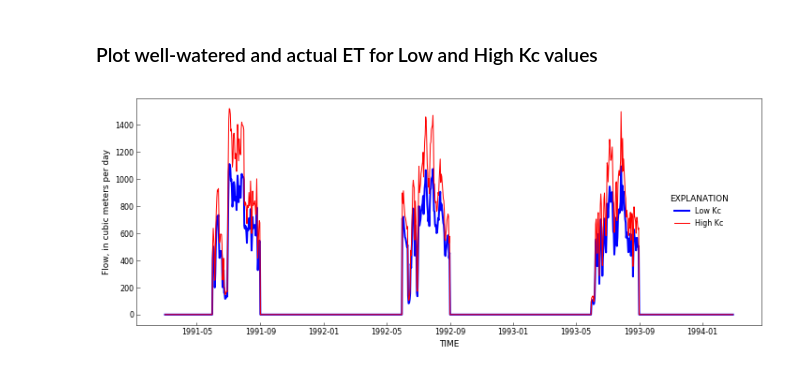
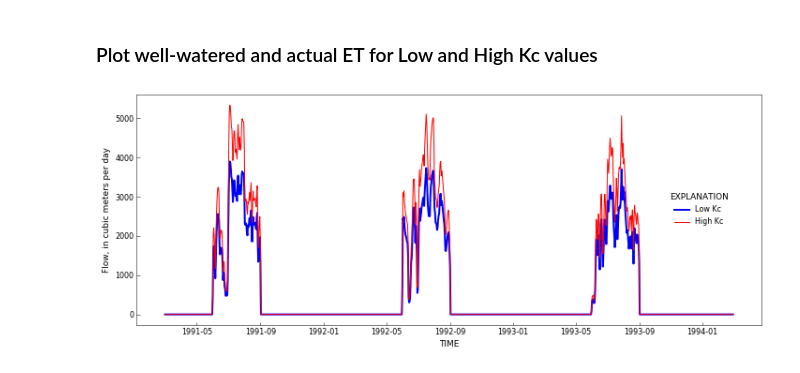
Before and after one commit to rniswon/gsflow_examples, a Jupyter notebook: sagehen_Agwater/notebook/Ag_ETdemand.ipynb, the cells around one changed output. Drawn from its saved outputs; the diff is of its cells as text; code cells hidden in the pictures.

```diff
--- a/sagehen_Agwater/notebook/Ag_ETdemand.ipynb
+++ b/sagehen_Agwater/notebook/Ag_ETdemand.ipynb
@@ -262,33 +394,33 @@ plt.rcParams['axes.titlesize'] = 14
 
 fig, axes = plt.subplots(1, 1, figsize=(10, 4))
 #axes = axes.flat
-axes.plot(plotdates,y1et_low,color='b', linewidth=2.0, label="Low Kc")
+axes.plot(plotdates,y1et_low_24,color='b', linewidth=2.0, label="Low Kc")
 #axes[0].plot(plotdates,y2et_low,color='b', linewidth=1.0, label=header2[5])
 
-axes.plot(plotdates,y1et_high,color='r', linewidth=1.0, label="High Kc")
+axes.plot(plotdates,y1et_high_24,color='r', linewidth=1.0, label="High Kc")
 #axes[1].plot(plotdates,y2et_high,color='b', linewidth=1.0, label=header2[5])
 
 axes.set_ylabel('Flow, in cubic meters per day')
 axes.set_xlabel(header2[0])
 
 plt.ylabel('Flow, in cubic meters per day')
 plt.xlabel(header2[0])
 
 #rf.title(axes[0], 'Well-watered and actual crop ET for low Kc', subplot_prefix='A')
 
 #rf.axes_numbering(axes[1], format_x=True)
 #rf.title(axes[1], 'Well-watered and actual crop ET for high Kc', subplot_prefix='B')
 
 # Set legend
 handles, labels = axes.get_legend_handles_labels()
 rf.legend(axes, handles, labels, bbox_to_anchor=(.9, 0.4))
 
 # Set legend
 handles, labels = axes.get_legend_handles_labels()
 rf.legend(axes, handles, labels, bbox_to_anchor=(.9, 0.4))
 
 
 plt.tight_layout()
 plt.savefig('ET_Kccomp.pdf')
 # %% [output]
-[figure, old version]
+[figure, new version]
```
Also changed, not shown: parts of 6 cells of this notebook.
